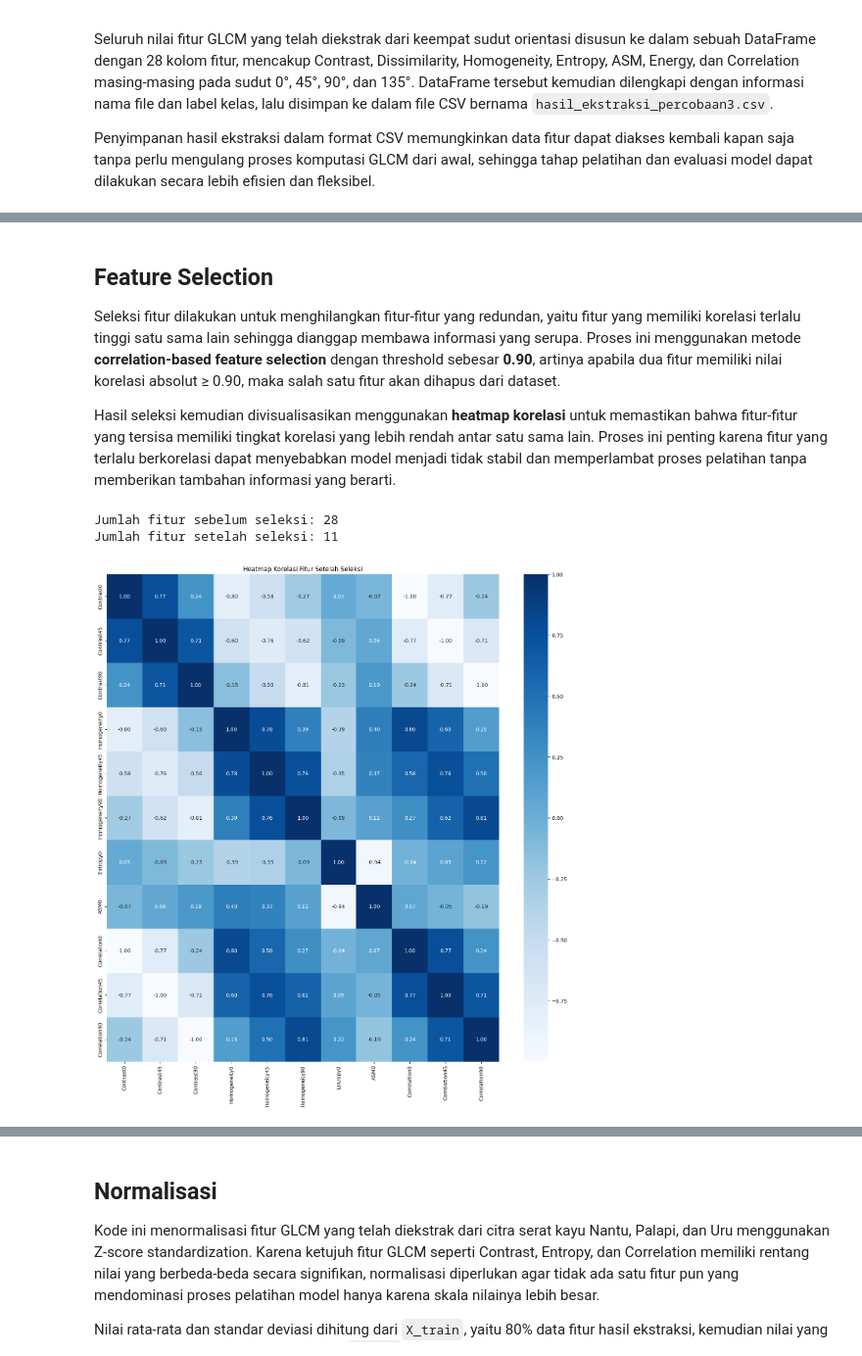
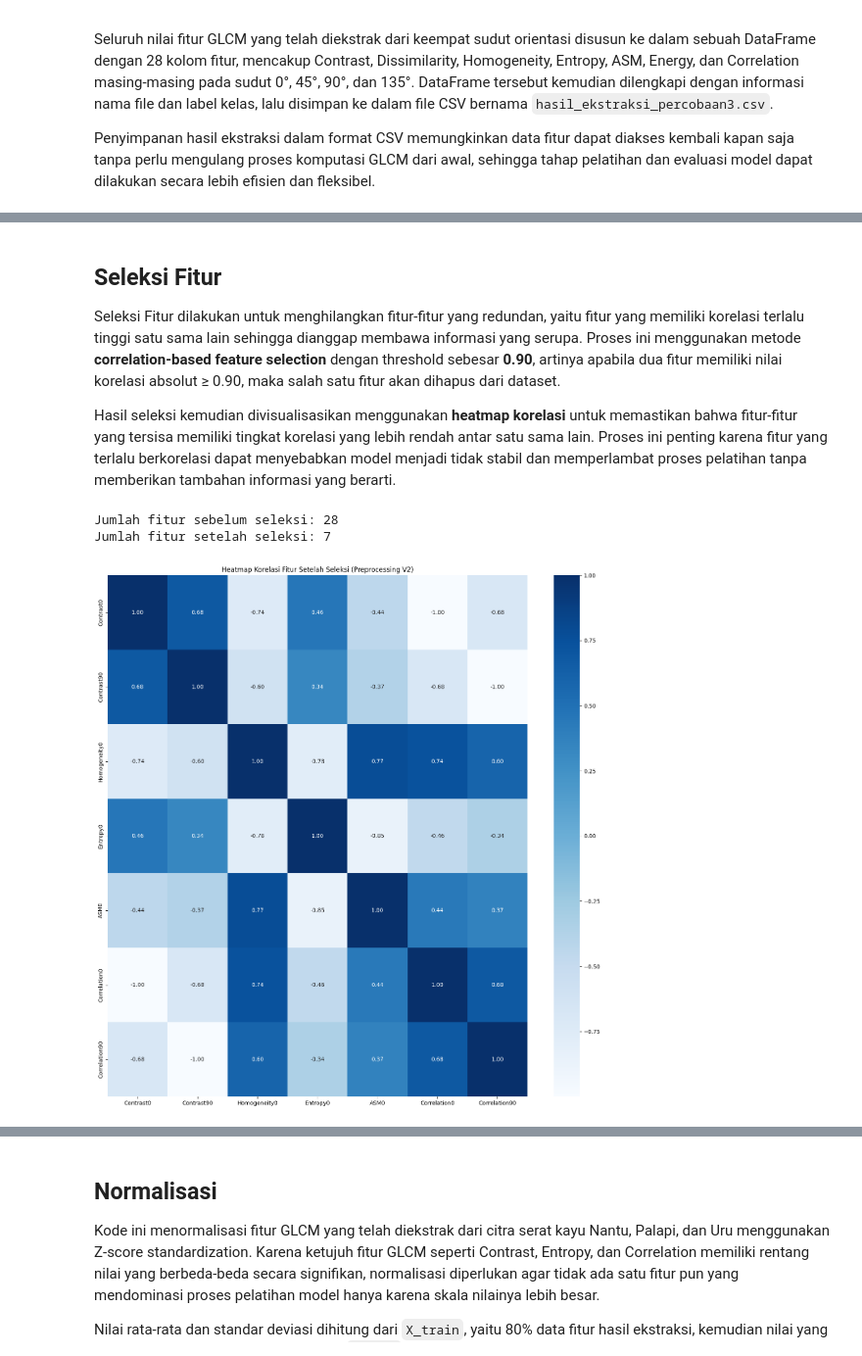
Before and after one commit to Sagos4321/PCD-Project-Kelompok-3, a Jupyter notebook: Percobaan2.ipynb, the cells around one changed output, grey strips where cells are left out. Shown at 98% size. Cells and saved outputs as stored; diff of their text form; code cells hidden in the pictures.

```diff
--- a/Percobaan2.ipynb
+++ b/Percobaan2.ipynb
@@ -309,43 +264,43 @@ ASM0, ASM45, ASM90, ASM135 = [], [], [], []
 energy0, energy45, energy90, energy135 = [], [], [], []
 correlation0, correlation45, correlation90, correlation135 = [], [], [], []
 
-for i in range(len(dataPreprocessed)):
+for i in range(len(data_preprocessed_v2)):
     correlation0.append(correlation(Derajat0[i]))
     correlation45.append(correlation(Derajat45[i]))
     correlation90.append(correlation(Derajat90[i]))
     correlation135.append(correlation(Derajat135[i]))
 
-for i in range(len(dataPreprocessed)):
+for i in range(len(data_preprocessed_v2)):
     Kontras0.append(contrast(Derajat0[i]))
     Kontras45.append(contrast(Derajat45[i]))
     Kontras90.append(contrast(Derajat90[i]))
     Kontras135.append(contrast(Derajat135[i]))
 
-for i in range(len(dataPreprocessed)):
+for i in range(len(data_preprocessed_v2)):
     dissimilarity0.append(dissimilarity(Derajat0[i]))
     dissimilarity45.append(dissimilarity(Derajat45[i]))
     dissimilarity90.append(dissimilarity(Derajat90[i]))
     dissimilarity135.append(dissimilarity(Derajat135[i]))
 
-for i in range(len(dataPreprocessed)):
+for i in range(len(data_preprocessed_v2)):
     homogenity0.append(homogenity(Derajat0[i]))
     homogenity45.append(homogenity(Derajat45[i]))
     homogenity90.append(homogenity(Derajat90[i]))
     homogenity135.append(homogenity(Derajat135[i]))
 
-for i in range(len(dataPreprocessed)):
+for i in range(len(data_preprocessed_v2)):
     entropy0.append(entropyGlcm(Derajat0[i]))
     entropy45.append(entropyGlcm(Derajat45[i]))
     entropy90.append(entropyGlcm(Derajat90[i]))
     entropy135.append(entropyGlcm(Derajat135[i]))
 
-for i in range(len(dataPreprocessed)):
+for i in range(len(data_preprocessed_v2)):
     ASM0.append(ASM(Derajat0[i]))
     ASM45.append(ASM(Derajat45[i]))
     ASM90.append(ASM(Derajat90[i]))
     ASM135.append(ASM(Derajat135[i]))
 
-for i in range(len(dataPreprocessed)):
+for i in range(len(data_preprocessed_v2)):
     energy0.append(energy(Derajat0[i]))
     energy45.append(energy(Derajat45[i]))
     energy90.append(energy(Derajat90[i]))
@@ -360,31 +315,4 @@ print("--- Ekstraksi fitur GLCM selesai untuk seluruh data! ---")
 Seluruh nilai fitur GLCM yang telah diekstrak dari keempat sudut orientasi disusun ke dalam sebuah DataFrame dengan 28 kolom fitur, mencakup Contrast, Dissimilarity, Homogeneity, Entropy, ASM, Energy, dan Correlation masing-masing pada sudut 0°, 45°, 90°, dan 135°. DataFrame tersebut kemudian dilengkapi dengan informasi nama file dan label kelas, lalu disimpan ke dalam file CSV bernama `hasil_ekstraksi_percobaan3.csv`.
 
 Penyimpanan hasil ekstraksi dalam format CSV memungkinkan data fitur dapat diakses kembali kapan saja tanpa perlu mengulang proses komputasi GLCM dari awal, sehingga tahap pelatihan dan evaluasi model dapat dilakukan secara lebih efisien dan fleksibel.
-# %%
-features = []
-
-for i in range(len(dataPreprocessed)):
-    fitur = [
-        contrast(Derajat0[i]), contrast(Derajat45[i]), contrast(Derajat90[i]), contrast(Derajat135[i]),
-        dissimilarity(Derajat0[i]), dissimilarity(Derajat45[i]), dissimilarity(Derajat90[i]), dissimilarity(Derajat135[i]),
-        homogenity(Derajat0[i]), homogenity(Derajat45[i]), homogenity(Derajat90[i]), homogenity(Derajat135[i]),
-        entropyGlcm(Derajat0[i]), entropyGlcm(Derajat45[i]), entropyGlcm(Derajat90[i]), entropyGlcm(Derajat135[i]),
-        ASM(Derajat0[i]), ASM(Derajat45[i]), ASM(Derajat90[i]), ASM(Derajat135[i]),
-        energy(Derajat0[i]), energy(Derajat45[i]), energy(Derajat90[i]), energy(Derajat135[i]),
-        correlation(Derajat0[i]), correlation(Derajat45[i]), correlation(Derajat90[i]), correlation(Derajat135[i]),
-    ]
-    features.append(fitur)
-
-# Buat dataframe
-columns = [
-    "contrast_0", "contrast_45", "contrast_90", "contrast_135",
-    "dissimilarity_0", "dissimilarity_45", "dissimilarity_90", "dissimilarity_135",
-    "homogeneity_0", "homogeneity_45", "homogeneity_90", "homogeneity_135",
-    "entropy_0", "entropy_45", "entropy_90", "entropy_135",
-    "ASM_0", "ASM_45", "ASM_90", "ASM_135",
-    "energy_0", "energy_45", "energy_90", "energy_135",
-    "correlation_0", "correlation_45", "correlation_90", "correlation_135"
-]
-
-df_fitur = pd.DataFrame(features, columns=columns)
 # %%
@@ -419,35 +350,33 @@ hasilEkstrak
 # %% [markdown]
-## Feature Selection
+## Seleksi Fitur
 
-Seleksi fitur dilakukan untuk menghilangkan fitur-fitur yang redundan, yaitu fitur yang memiliki korelasi terlalu tinggi satu sama lain sehingga dianggap membawa informasi yang serupa. Proses ini menggunakan metode **correlation-based feature selection** dengan threshold sebesar **0.90**, artinya apabila dua fitur memiliki nilai korelasi absolut ≥ 0.90, maka salah satu fitur akan dihapus dari dataset.
+Seleksi Fitur dilakukan untuk menghilangkan fitur-fitur yang redundan, yaitu fitur yang memiliki korelasi terlalu tinggi satu sama lain sehingga dianggap membawa informasi yang serupa. Proses ini menggunakan metode **correlation-based feature selection** dengan threshold sebesar **0.90**, artinya apabila dua fitur memiliki nilai korelasi absolut ≥ 0.90, maka salah satu fitur akan dihapus dari dataset.
 
 Hasil seleksi kemudian divisualisasikan menggunakan **heatmap korelasi** untuk memastikan bahwa fitur-fitur yang tersisa memiliki tingkat korelasi yang lebih rendah antar satu sama lain. Proses ini penting karena fitur yang terlalu berkorelasi dapat menyebabkan model menjadi tidak stabil dan memperlambat proses pelatihan tanpa memberikan tambahan informasi yang berarti.
 # %%
-# Menghitung korelasi
 correlation = hasilEkstrak.drop(columns=['Label','Filename']).corr()
 
-# Menyaring fitur yang memiliki korelasi absolut lebih dari threshold
 threshold = 0.90
 columns = np.full((correlation.shape[0],), True, dtype=bool)
 for i in range(correlation.shape[0]):
 	for j in range(i+1, correlation.shape[0]):
 		if correlation.iloc[i,j] >= threshold:
 			if columns[j]:
 				columns[j] = False
 
 select = hasilEkstrak.drop(columns=['Label','Filename']).columns[columns]
 x_new = hasilEkstrak[select]
 y = hasilEkstrak['Label']
 
 print(f"Jumlah fitur sebelum seleksi: {correlation.shape[0]}")
 print(f"Jumlah fitur setelah seleksi: {x_new.shape[1]}")
 
 plt.figure(figsize=(17,17))
 sns.heatmap(x_new.corr(), annot=True, cmap='Blues', fmt=".2f")
-plt.title('Heatmap Korelasi Fitur Setelah Seleksi')
+plt.title('Heatmap Korelasi Fitur Setelah Seleksi (Preprocessing V2)')
 plt.show()
 # %% [output]
 Jumlah fitur sebelum seleksi: 28
-Jumlah fitur setelah seleksi: 11
+Jumlah fitur setelah seleksi: 7
-[figure, old version]
+[figure, new version]
 # %% [markdown]
```
Also changed, not shown: parts of 31 cells of this notebook, 1 other file.
